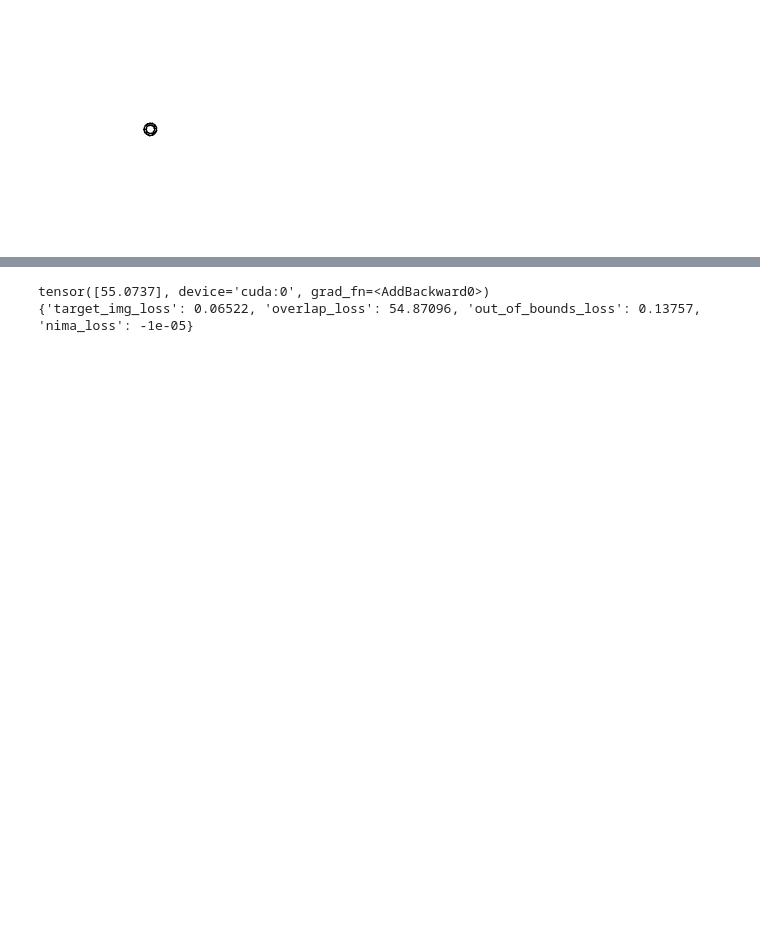
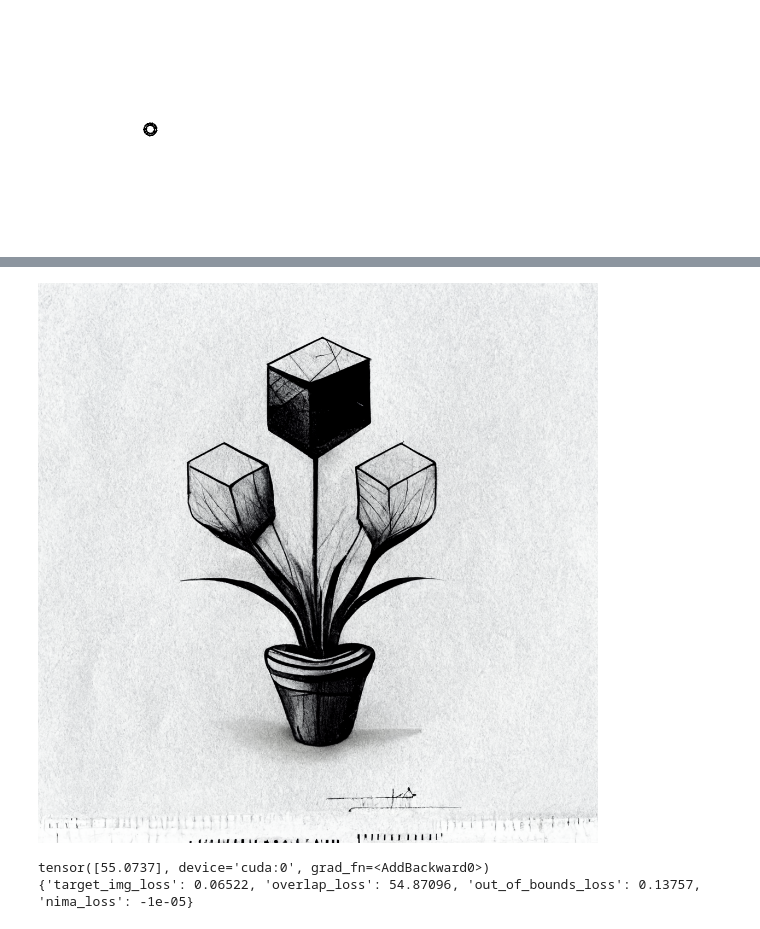
Before and after one commit to ANaka/genpen, a Jupyter notebook: scratch/068_refactor.ipynb, the cells around one changed output, grey strips where cells are left out. Cells and saved outputs as stored; diff of their text form; code cells hidden in the pictures; blank space fills up the shorter version.

```diff
--- a/scratch/068_refactor.ipynb
+++ b/scratch/068_refactor.ipynb
@@ -317,5 +316,9 @@ tensor([0.0006], device='cuda:0', grad_fn=<AddBackward0>)
 # %%
 target_img = img.clone()
+# %%
+target_img
+# %% [output]
+[figure, added]
 # %%
 optim = torch.optim.Adam(canvas_net.parameters(), lr=3e-3)
 target_img_loss = TargetImageLoss(target_img=target_img)
```
Also changed, not shown: parts of 22 cells of this notebook, 3 other files.
